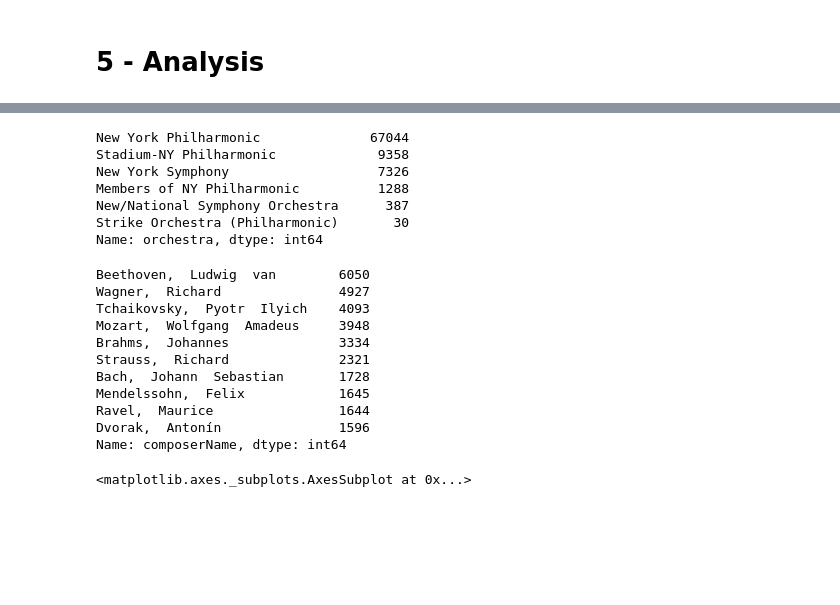
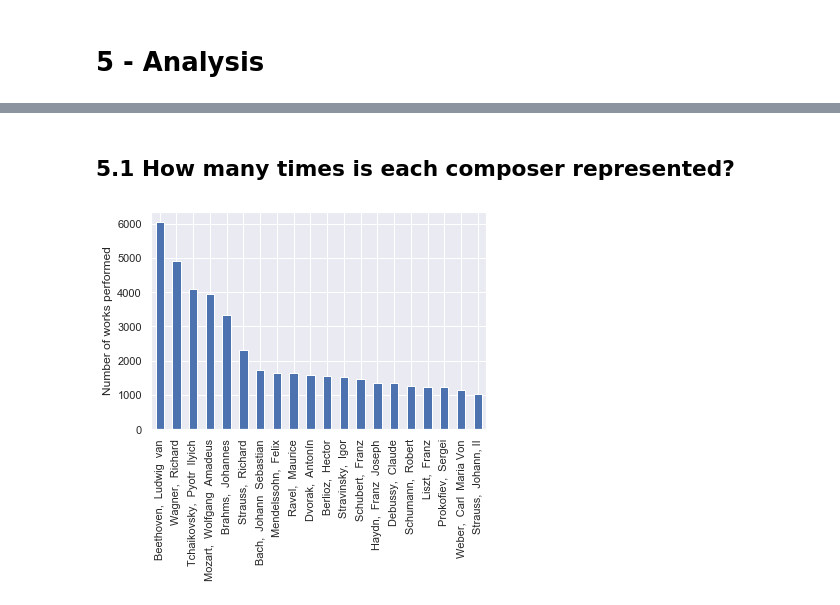
Before and after one commit to physinet/NY-Phil-EDA, a Jupyter notebook: EDA.ipynb, the cells around one changed output, grey strips where cells are left out. Cells and saved outputs as stored; diff of their text form; code cells hidden in the pictures; blank space fills up the shorter version.

Commit message:
Frequency of performances per composer
Assign categories to each composer based on number of performances. Consider using a continuous "popularity" variable that is related to number of performances.

```diff
--- a/EDA.ipynb
+++ b/EDA.ipynb
@@ -2,6 +2,8 @@
 import requests
 import pandas as pd
 import numpy as np
+import seaborn as sns
+sns.set()
 # %% [markdown]
 # 1 - Introduction
 # %% [markdown]
@@ -391,6 +393,10 @@ cols = ['program_guid', 'program_id', 'work_id', 'composerName', 'workTitle',
         'Venue', 'DateTime']
 
 df = df[cols]
+
+# convert string ids to numeric
+cols = ['program_id', 'work_id']
+df[cols] = df[cols].apply(pd.to_numeric)
 # %%
 df.head()
 # %% [output]
@@ -422,28 +411,11 @@ dtype: int64
-# %%
-df['orchestra'].value_counts()
-# %% [output]
-New York Philharmonic              67044
-Stadium-NY Philharmonic             9358
-New York Symphony                   7326
-Members of NY Philharmonic          1288
-New/National Symphony Orchestra      387
-Strike Orchestra (Philharmonic)       30
-Name: orchestra, dtype: int64
-# %%
-df['composerName'].value_counts()[:10]
-# %% [output]
-Beethoven,  Ludwig  van        6050
-Wagner,  Richard               4927
-Tchaikovsky,  Pyotr  Ilyich    4093
-Mozart,  Wolfgang  Amadeus     3948
-Brahms,  Johannes              3334
-Strauss,  Richard              2321
-Bach,  Johann  Sebastian       1728
-Mendelssohn,  Felix            1645
-Ravel,  Maurice                1644
-Dvorak,  Antonín               1596
-Name: composerName, dtype: int64
-# %%
-df['composerName'].value_counts().hist()
-# %% [output]
-<matplotlib.axes._subplots.AxesSubplot at 0x...>
+# %%
+cols = ['program_id', 'work_id']
+df[cols] = df[cols].apply(pd.to_numeric)
+# %% [markdown]
+## 5.1 How many times is each composer represented?
+# %%
+composer_counts = df['composerName'].value_counts()
+ax = composer_counts[:20].plot.bar()
+ax.set_ylabel('Number of works performed');
+# %% [output]
+[figure, added]
```
Also changed, not shown: parts of 22 cells of this notebook.
